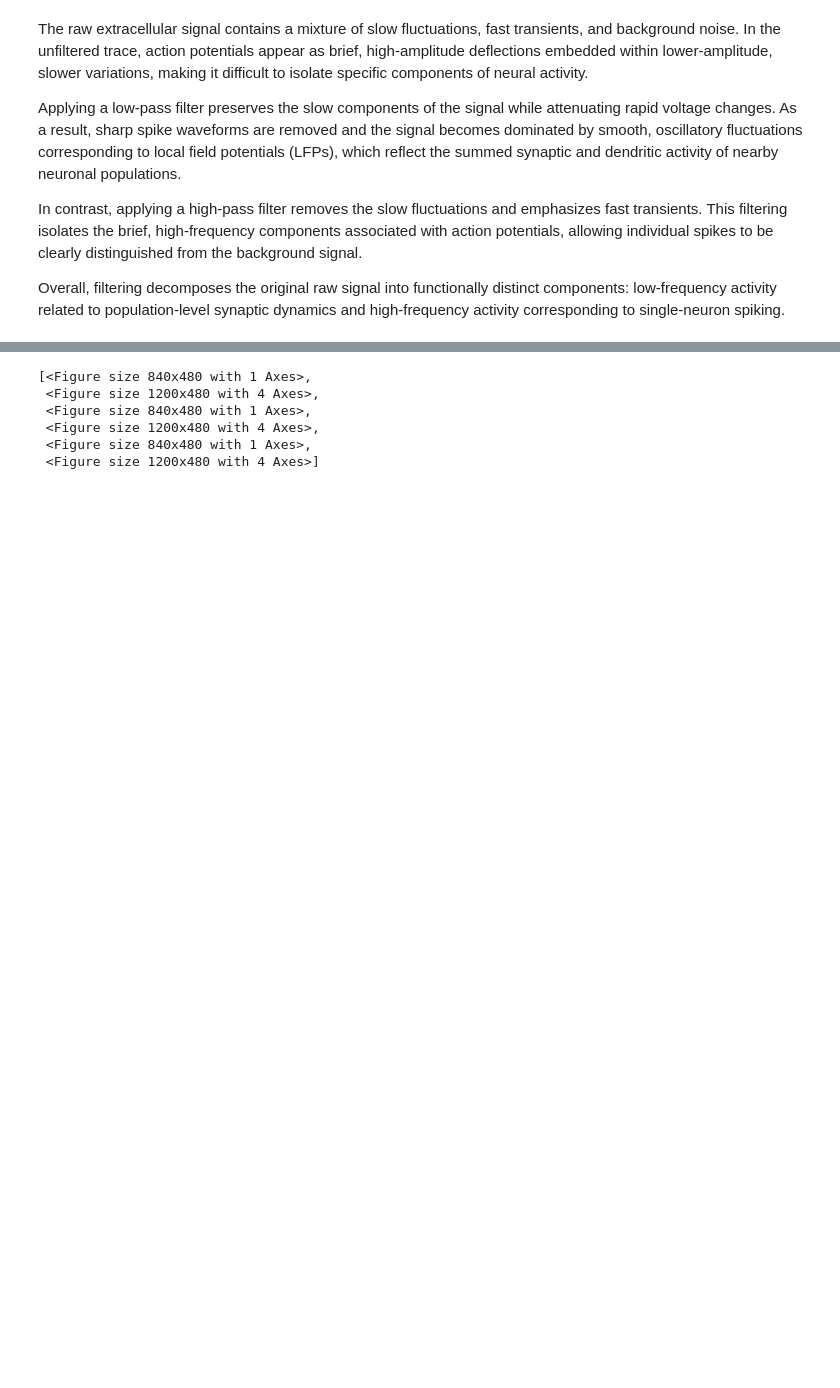
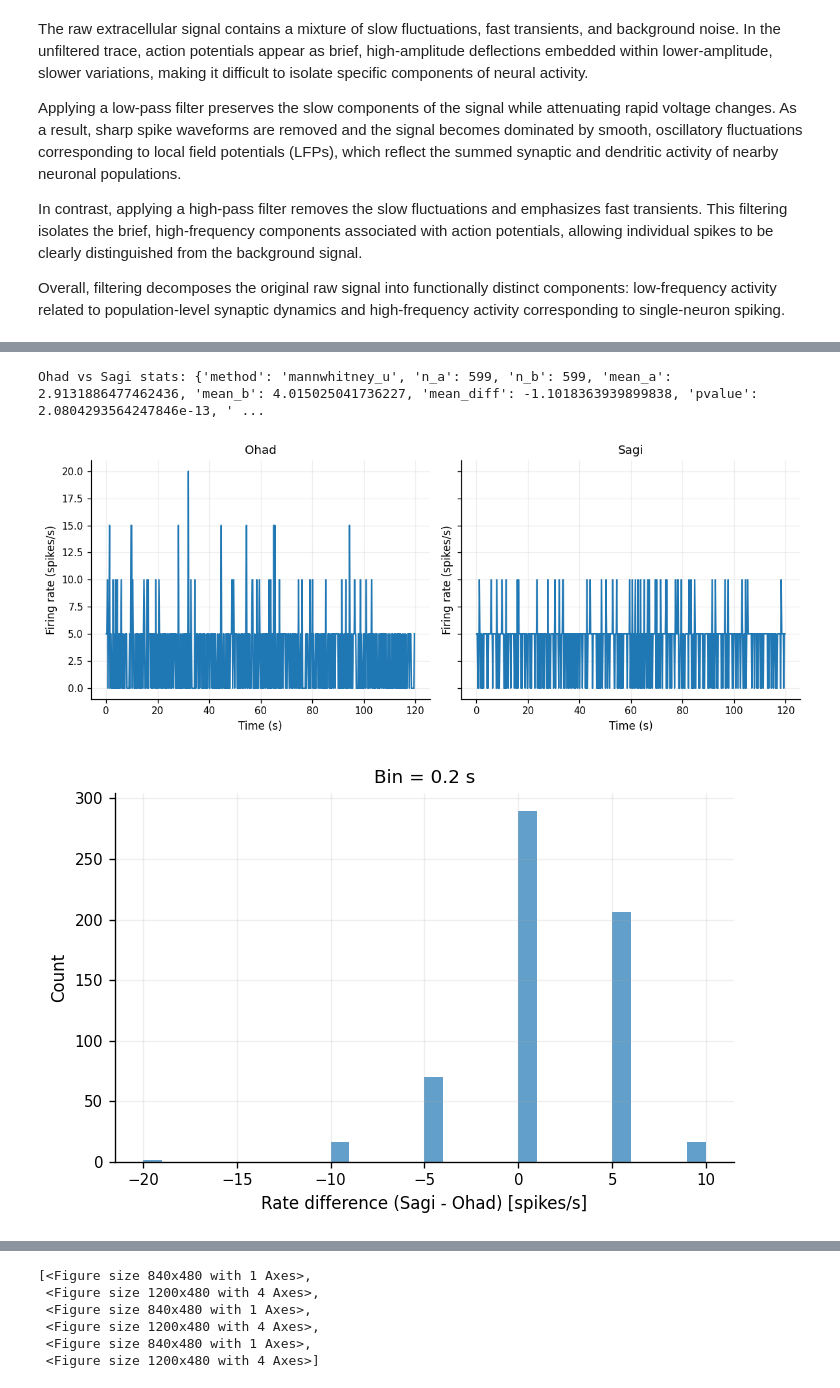
Before and after one commit to ohadgonen/neurolab-5, a Jupyter notebook: lab5.ipynb, the cells around one changed output, grey strips where cells are left out. Cells and saved outputs as stored; diff of their text form; code cells hidden in the pictures; blank space fills up the shorter version.

```diff
--- a/lab5.ipynb
+++ b/lab5.ipynb
@@ -35,0 +318,48 @@ The reason we do not see major differences between the high-pass filtered signal
+# %%
+# Preferred bin size: people comparison
+t_a, rate_a, counts_a, _ = binned_firing_rate(
+    person_a_times,
+    start_s=person_a_meta["start_s"],
+    stop_s=person_a_meta["stop_s"],
+    bin_s=bin_s,
+)
+t_b, rate_b, counts_b, _ = binned_firing_rate(
+    person_b_times,
+    start_s=person_b_meta["start_s"],
+    stop_s=person_b_meta["stop_s"],
+    bin_s=bin_s,
+)
+
+ylim_people = compute_global_ylim([rate_a, rate_b])
+fig, axes = plt.subplots(1, 2, figsize=(10, 4), sharey=True)
+plot_firing_rate(t_a, rate_a, ax=axes[0], title="Ohad", ylim=ylim_people)
+plot_firing_rate(t_b, rate_b, ax=axes[1], title="Sagi", ylim=ylim_people)
+set_shared_limits(axes, ylim=ylim_people)
+fig.tight_layout()
+save_figure(
+    fig,
+    f"part3_{person_a_meta['unit_key']}_ohad_sagi_bin{_fmt_bin(bin_s)}_fs{int(FS_SPIKE)}",
+)
+
+n_bins = min(rate_a.size, rate_b.size)
+diffs_people = rate_b[:n_bins] - rate_a[:n_bins]
+fig, ax = plt.subplots(figsize=(6, 4))
+ax.hist(diffs_people, bins=30, color=COLORS["trace"], alpha=0.7)
+ax.set_xlabel("Rate difference (Sagi - Ohad) [spikes/s]")
+ax.set_ylabel("Count")
+ax.set_title(f"Bin = {bin_s:.3g} s")
+fig.tight_layout()
+save_figure(
+    fig,
+    f"part3_{person_a_meta['unit_key']}_sagi_minus_ohad_hist_bin{_fmt_bin(bin_s)}_fs{int(FS_SPIKE)}",
+)
+
+result_people = compare_rate_samples(rate_a, rate_b, method="mannwhitney")
+result_people["comparison"] = "ohad_vs_sagi"
+result_people["unit_key"] = person_a_meta["unit_key"]
+result_people["bin_s"] = float(bin_s)
+print("Ohad vs Sagi stats:", result_people)
+# %% [output]
+Ohad vs Sagi stats: {'method': 'mannwhitney_u', 'n_a': 599, 'n_b': 599, 'mean_a': 2.9131886477462436, 'mean_b': 4.015025041736227, 'mean_diff': -1.1018363939899838, 'pvalue': 2.0804293564247846e-13, ' ...
+[figure, added]
+[figure, added]
```
Also changed, not shown: parts of 14 cells of this notebook, 24 other files.
